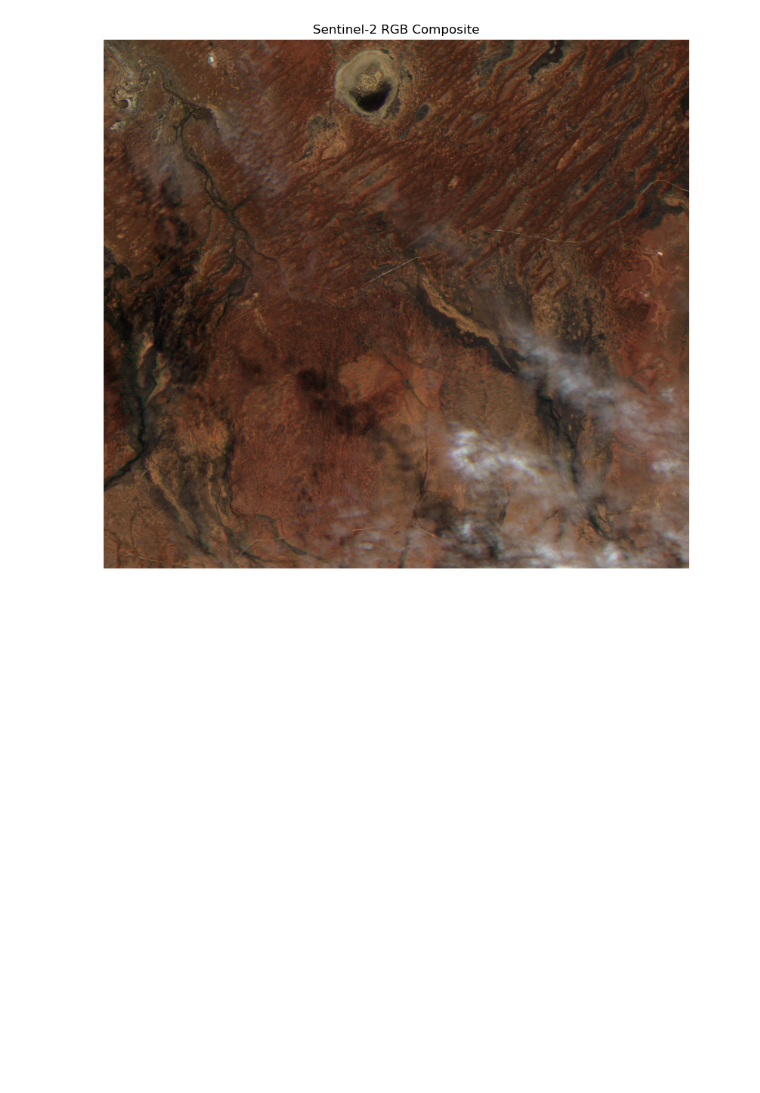
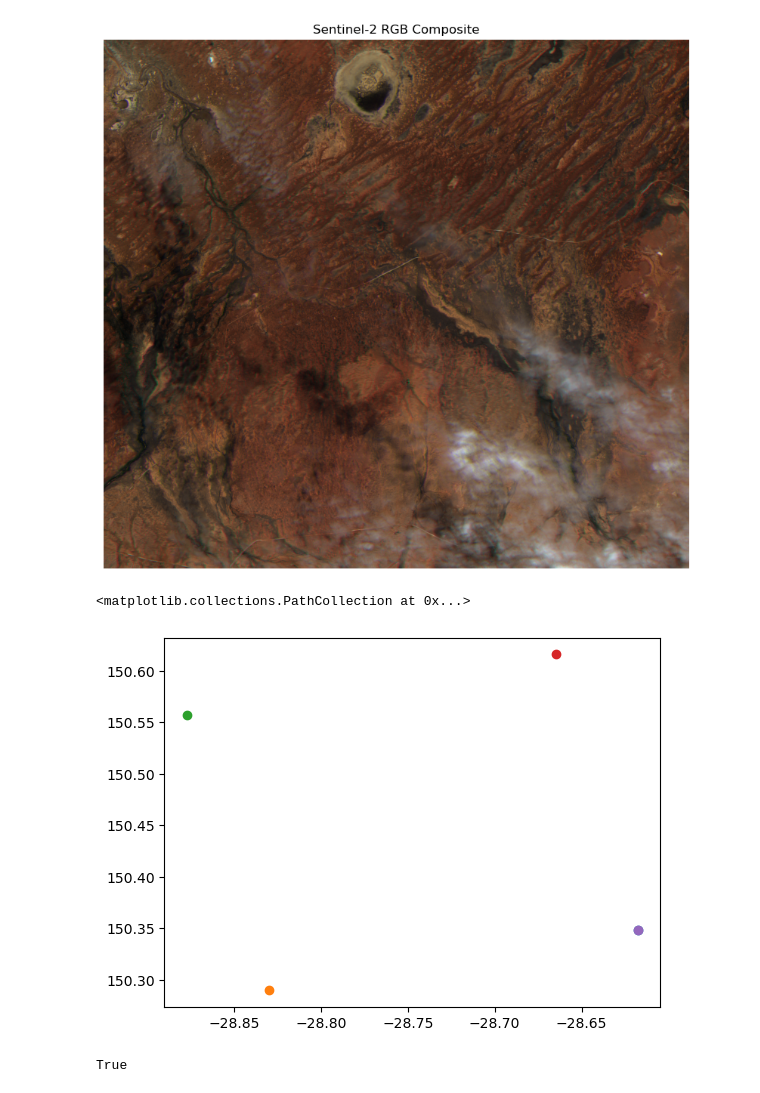
Before and after one commit to ofk123/dggs-benchmarking, a Jupyter notebook: rgb.ipynb, the cells around one changed output. Drawn from its saved outputs; the diff is of its cells as text; code cells hidden in the pictures; blank space fills up the shorter version.

Commit message:
Geographic_Localization (Inventory_Metadata.xml)

```diff
--- a/rgb.ipynb
+++ b/rgb.ipynb
@@ -44,3 +44,23 @@ plt.axis('off')
 plt.show()
 # %% [output]
 [figure]
+# %%
+## Data taken from S2A_OPER_MSI_L1B_GR_2APS_20250724T011636_S20250724T000503_D02_N05.11/Inventory_Metadata.xml
+p0 = (-28.6174981887976, 150.348660667886)
+p1 = (-28.8297718049537, 150.289721881299)
+p2 = (-28.8772947891393, 150.557398372806)
+p3 = (-28.6649441614133, 150.615790641699)
+p4 = (-28.6174981887976, 150.348660667886)
+# %%
+plt.scatter(*p0)
+plt.scatter(*p1)
+plt.scatter(*p2)
+plt.scatter(*p3)
+plt.scatter(*p4)
+# %% [output]
+<matplotlib.collections.PathCollection at 0x...>
+[figure, added]
+# %%
+p0 == p4
+# %% [output]
+True
```
Also changed, not shown: parts of 1 cell of this notebook.
